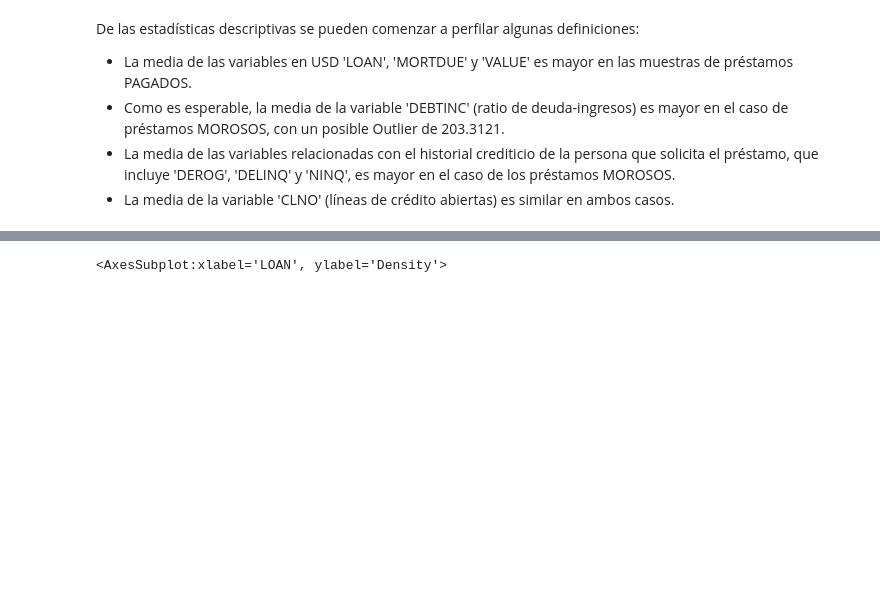
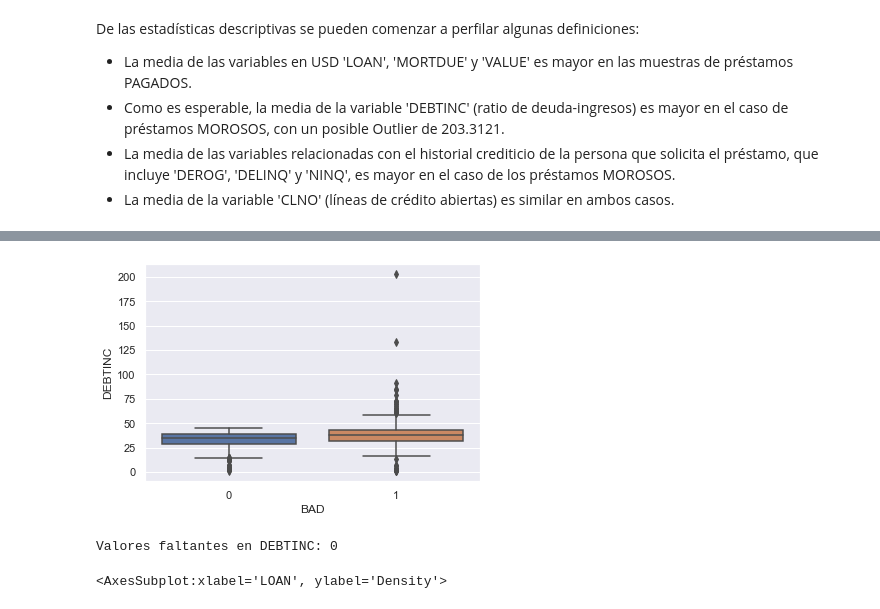
Before and after one commit to HelgaZambrana/data-science-coderhouse, a Jupyter notebook: ProyectoFinal_RiesgoCrediticio.ipynb, the cells around one changed output, grey strips where cells are left out. Saved outputs shown, nothing was run; the diff lists cells and outputs as text; code cells hidden in the pictures; blank space fills up the shorter version.

```diff
--- a/ProyectoFinal_RiesgoCrediticio.ipynb
+++ b/ProyectoFinal_RiesgoCrediticio.ipynb
@@ -429,3 +439,17 @@ De las estadísticas descriptivas se pueden comenzar a perfilar algunas definici
+# %%
+fig = sns.boxplot(x='BAD', y='DEBTINC', data = train_df)
+# %% [output]
+[figure, added]
+# %%
+# Imputar los valores faltantes de la variable 'DEBTINC' con KNNImputer
+imputer = KNNImputer(n_neighbors=5, weights= 'uniform')
+
+imputer.fit(X_train[['DEBTINC']])
+X_train['DEBTINC'] = imputer.transform(X_train[['DEBTINC']]).ravel()
+
+print('Valores faltantes en DEBTINC: ' + str(X_train['DEBTINC'].isnull().sum()))
+# %% [output]
+Valores faltantes en DEBTINC: 0
 # %%
 # Histograma estimación de densidad
 sns.distplot(train_df['LOAN'], bins=20)
```
Also changed, not shown: parts of 9 cells of this notebook.
